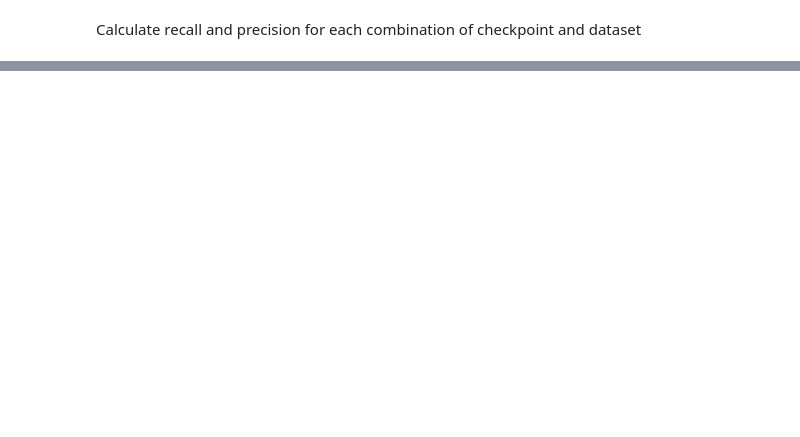
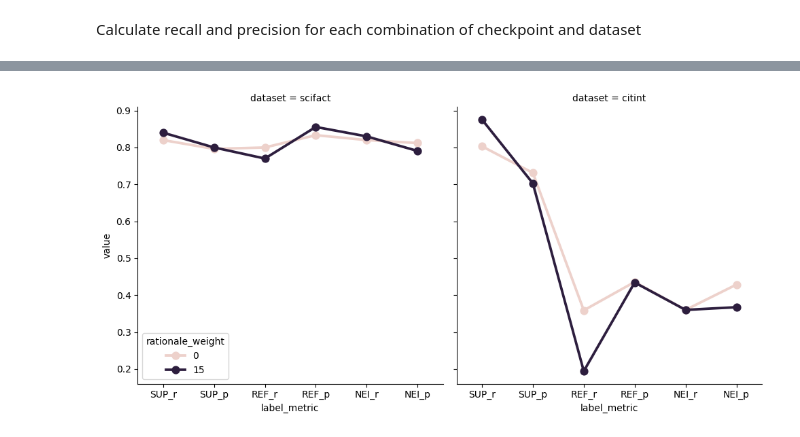
Before and after one commit to jedick/MLE-capstone-project, a Jupyter notebook: doc/08_Checkpoints_and_Rationale_Weight.ipynb, the cells around one changed output, grey strips where cells are left out. Drawn from its saved outputs; the diff is of its cells as text; code cells hidden in the pictures; blank space fills up the shorter version.

Commit message:
Add more predictions

```diff
--- a/doc/08_Checkpoints_and_Rationale_Weight.ipynb
+++ b/doc/08_Checkpoints_and_Rationale_Weight.ipynb
@@ -59,0 +60,28 @@ plot_ = sns.catplot(data=df2, col='dataset', x='label_metric', y='value', hue='c
+# %%
+# Start with empty DataFrame
+df = pd.DataFrame()
+columns = ['SUPPORT', 'REFUTE', 'NEI', 'micro', 'macro']
+# Loop over metrics
+for metric in ['recall', 'precision']:
+
+    # Loop over datasets and checkpoints
+    for dataset in ['scifact', 'citint']:
+        for rationale_weight in [0, 15]:
+            data = eval.read_data(f'../data/{dataset}', 'test')
+            predictions = eval.read_predictions(f'../predictions/ckpt_rationale/fever_sci_{dataset}_{rationale_weight}.jsonl')
+            values = eval.calc_metric(data, predictions, metric)
+            values_df = pd.DataFrame([values], columns = columns)
+            values_df['metric'] = metric
+            values_df['dataset'] = dataset
+            values_df['rationale_weight'] = rationale_weight
+            df = pd.concat([df, values_df], ignore_index = True)
+
+# Drop micro and macro averages - we'll just look at scores for each label
+df = df.drop(columns = ['micro', 'macro'])
+# %%
+df2 = pd.melt(df, id_vars=['metric', 'dataset', 'rationale_weight'], value_name = 'value', var_name = 'label')
+# Abbreviate labels and add _p or _r
+df2['label_metric'] = df2['label'].str[:3]+'_'+df2['metric'].str[0]
+plot_ = sns.catplot(data=df2, col='dataset', x='label_metric', y='value', hue='rationale_weight', kind='point', legend_out=False)
+# %% [output]
+[figure, added]
```
Also changed, not shown: parts of 4 cells of this notebook, 19 other files.
